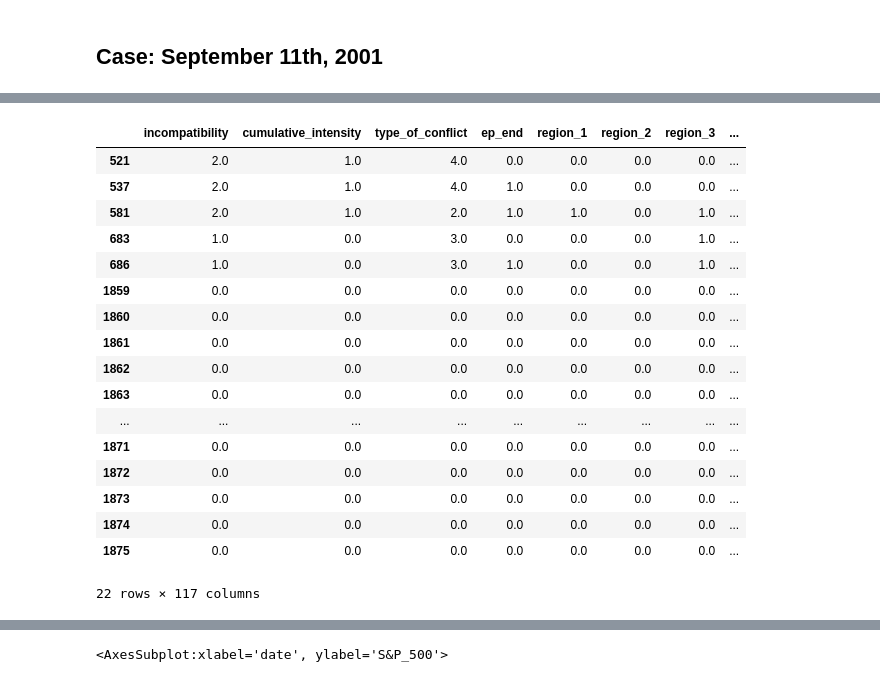
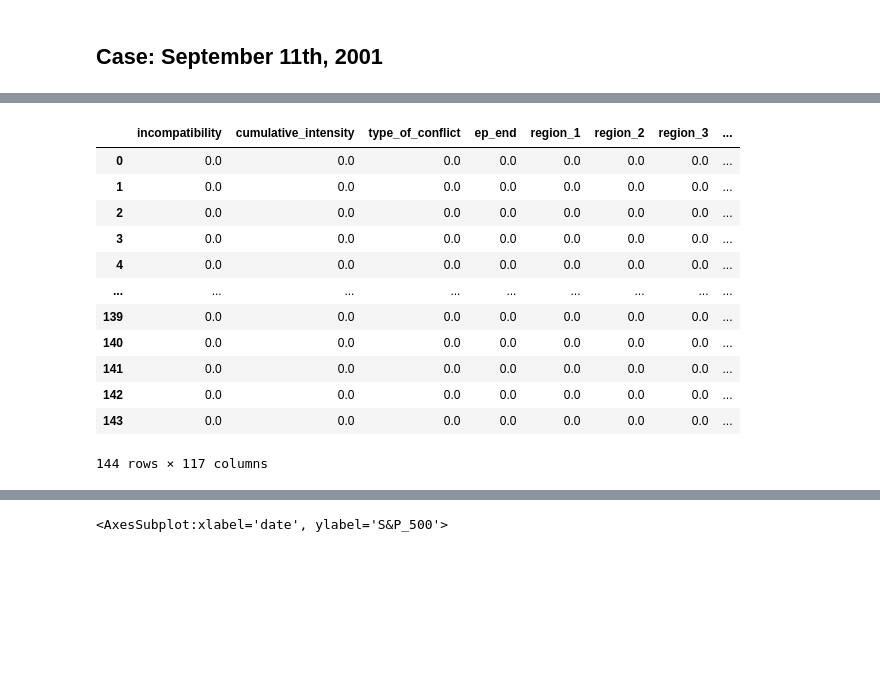
Before and after one commit to THeath15/Team1--Project, a Jupyter notebook: ml_dev.ipynb, the cells around one changed output, grey strips where cells are left out. Saved outputs shown, nothing was run; the diff lists cells and outputs as text; code cells hidden in the pictures; blank space fills up the shorter version.

```diff
--- a/ml_dev.ipynb
+++ b/ml_dev.ipynb
@@ -359,24 +376,19 @@ for date in list_of_dates:
 X_september = pd.concat(dates_df_list, ignore_index = True)
 X_september_scaled = X_scaler.transform(X_september.drop(columns = ['date']))
 y_september_pred = erf.predict(X_september_scaled)
-# %%
-data_window_df
-# %% [output]
-|  | incompatibility | cumulative_intensity | type_of_conflict | ep_end | region_1 | region_2 | region_3 | ... |
-| 521 | 2.0 | 1.0 | 4.0 | 0.0 | 0.0 | 0.0 | 0.0 | ... |
-| 537 | 2.0 | 1.0 | 4.0 | 1.0 | 0.0 | 0.0 | 0.0 | ... |
-| 581 | 2.0 | 1.0 | 2.0 | 1.0 | 1.0 | 0.0 | 1.0 | ... |
-| 683 | 1.0 | 0.0 | 3.0 | 0.0 | 0.0 | 0.0 | 1.0 | ... |
-| 686 | 1.0 | 0.0 | 3.0 | 1.0 | 0.0 | 0.0 | 1.0 | ... |
-| 1859 | 0.0 | 0.0 | 0.0 | 0.0 | 0.0 | 0.0 | 0.0 | ... |
-| 1860 | 0.0 | 0.0 | 0.0 | 0.0 | 0.0 | 0.0 | 0.0 | ... |
-| 1861 | 0.0 | 0.0 | 0.0 | 0.0 | 0.0 | 0.0 | 0.0 | ... |
-| 1862 | 0.0 | 0.0 | 0.0 | 0.0 | 0.0 | 0.0 | 0.0 | ... |
-| 1863 | 0.0 | 0.0 | 0.0 | 0.0 | 0.0 | 0.0 | 0.0 | ... |
-| ... | ... | ... | ... | ... | ... | ... | ... | ... |
-| 1871 | 0.0 | 0.0 | 0.0 | 0.0 | 0.0 | 0.0 | 0.0 | ... |
-| 1872 | 0.0 | 0.0 | 0.0 | 0.0 | 0.0 | 0.0 | 0.0 | ... |
-| 1873 | 0.0 | 0.0 | 0.0 | 0.0 | 0.0 | 0.0 | 0.0 | ... |
-| 1874 | 0.0 | 0.0 | 0.0 | 0.0 | 0.0 | 0.0 | 0.0 | ... |
-| 1875 | 0.0 | 0.0 | 0.0 | 0.0 | 0.0 | 0.0 | 0.0 | ... |
-22 rows × 117 columns
+# %%
+X_september
+# %% [output]
+|  | incompatibility | cumulative_intensity | type_of_conflict | ep_end | region_1 | region_2 | region_3 | ... |
+| 0 | 0.0 | 0.0 | 0.0 | 0.0 | 0.0 | 0.0 | 0.0 | ... |
+| 1 | 0.0 | 0.0 | 0.0 | 0.0 | 0.0 | 0.0 | 0.0 | ... |
+| 2 | 0.0 | 0.0 | 0.0 | 0.0 | 0.0 | 0.0 | 0.0 | ... |
+| 3 | 0.0 | 0.0 | 0.0 | 0.0 | 0.0 | 0.0 | 0.0 | ... |
+| 4 | 0.0 | 0.0 | 0.0 | 0.0 | 0.0 | 0.0 | 0.0 | ... |
+| ... | ... | ... | ... | ... | ... | ... | ... | ... |
+| 139 | 0.0 | 0.0 | 0.0 | 0.0 | 0.0 | 0.0 | 0.0 | ... |
+| 140 | 0.0 | 0.0 | 0.0 | 0.0 | 0.0 | 0.0 | 0.0 | ... |
+| 141 | 0.0 | 0.0 | 0.0 | 0.0 | 0.0 | 0.0 | 0.0 | ... |
+| 142 | 0.0 | 0.0 | 0.0 | 0.0 | 0.0 | 0.0 | 0.0 | ... |
+| 143 | 0.0 | 0.0 | 0.0 | 0.0 | 0.0 | 0.0 | 0.0 | ... |
+144 rows × 117 columns
```
Also changed, not shown: parts of 10 cells of this notebook.
